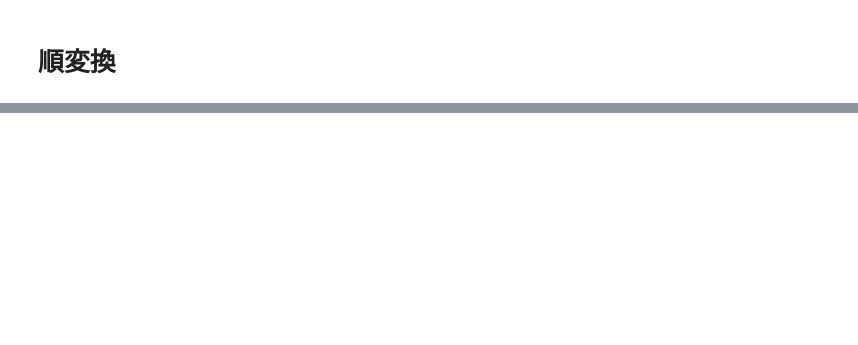
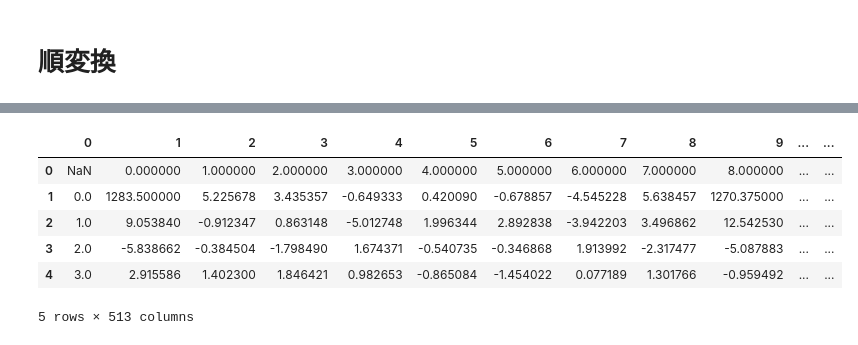
Before and after one commit to Hiroya-W/TPHLCT_and_DMLCT, a Jupyter notebook: DMLCT/8x8/DMLCT 交流成分比較-Copy2.ipynb, the cells around one changed output, grey strips where cells are left out. Drawn from its saved outputs; the diff is of its cells as text; code cells hidden in the pictures; blank space fills up the shorter version.

```diff
--- a/DMLCT/8x8/DMLCT 交流成分比較-Copy2.ipynb
+++ b/DMLCT/8x8/DMLCT 交流成分比較-Copy2.ipynb
@@ -334,2 +343,11 @@ Fk_values = pd.read_csv("DCT_coef_ave.csv",header=None)
 # %%
-Vk_values = pd.read_csv("DMLCT_4_coef_ave.csv",header=None)
+Vk_values = pd.read_csv("DMLCT_lenna_ashi_coef.csv",header=None)
+Vk_values.head()
+# %% [output]
+|  | 0 | 1 | 2 | 3 | 4 | 5 | 6 | 7 | 8 | 9 | ... | ... |
+| 0 | NaN | 0.000000 | 1.000000 | 2.000000 | 3.000000 | 4.000000 | 5.000000 | 6.000000 | 7.000000 | 8.000000 | ... | ... |
+| 1 | 0.0 | 1283.500000 | 5.225678 | 3.435357 | -0.649333 | 0.420090 | -0.678857 | -4.545228 | 5.638457 | 1270.375000 | ... | ... |
+| 2 | 1.0 | 9.053840 | -0.912347 | 0.863148 | -5.012748 | 1.996344 | 2.892838 | -3.942203 | 3.496862 | 12.542530 | ... | ... |
+| 3 | 2.0 | -5.838662 | -0.384504 | -1.798490 | 1.674371 | -0.540735 | -0.346868 | 1.913992 | -2.317477 | -5.087883 | ... | ... |
+| 4 | 3.0 | 2.915586 | 1.402300 | 1.846421 | 0.982653 | -0.865084 | -1.454022 | 0.077189 | 1.301766 | -0.959492 | ... | ... |
+5 rows × 513 columns
```
Also changed, not shown: parts of 3 cells of this notebook, 7 other files.
